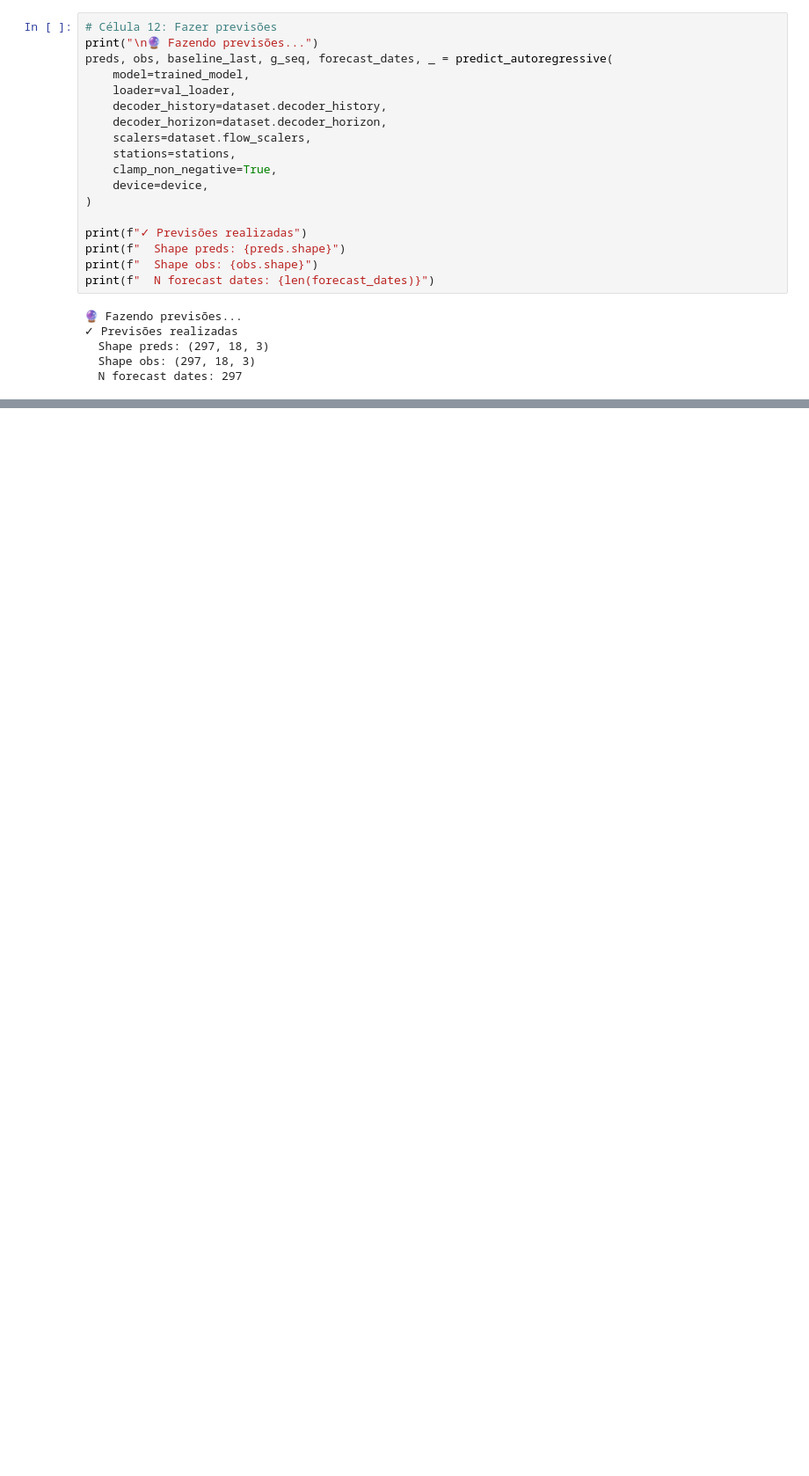
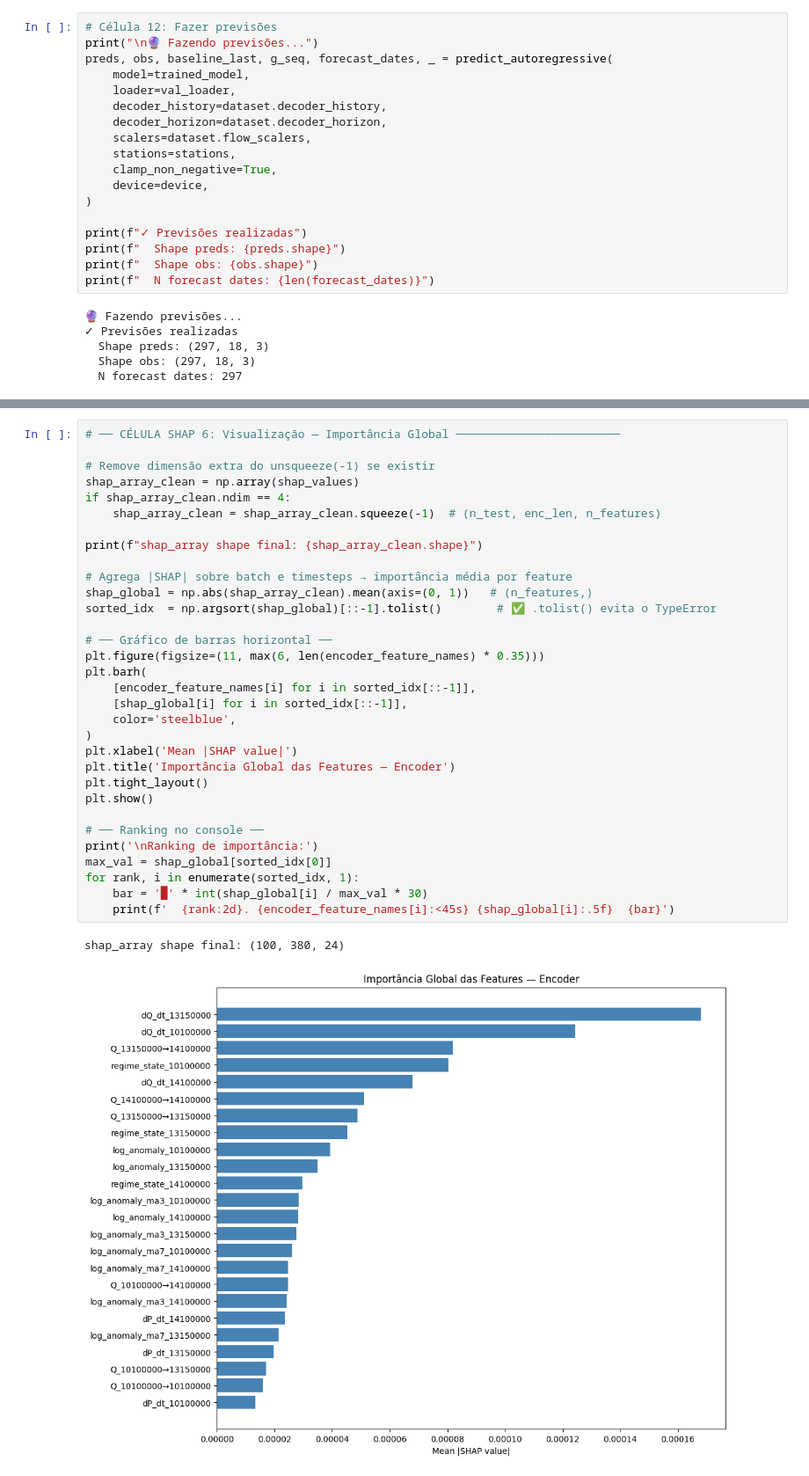
Before and after one commit to emilyamn/LSTM_Model_Amazon_Basins, a Jupyter notebook: notebooks/03_model_training.ipynb, the cells around one changed output, grey strips where cells are left out. Shown at 88% size. Saved outputs shown, nothing was run; the diff lists cells and outputs as text; blank space fills up the shorter version.

```diff
--- a/notebooks/03_model_training.ipynb
+++ b/notebooks/03_model_training.ipynb
@@ -549,0 +645,35 @@ Error:
+# %%
+# ── CÉLULA SHAP 6: Visualização — Importância Global ────────────────────────
+
+# Remove dimensão extra do unsqueeze(-1) se existir
+shap_array_clean = np.array(shap_values)
+if shap_array_clean.ndim == 4:
+    shap_array_clean = shap_array_clean.squeeze(-1)  # (n_test, enc_len, n_features)
+
+print(f"shap_array shape final: {shap_array_clean.shape}")
+
+# Agrega |SHAP| sobre batch e timesteps → importância média por feature
+shap_global = np.abs(shap_array_clean).mean(axis=(0, 1))   # (n_features,)
+sorted_idx  = np.argsort(shap_global)[::-1].tolist()        # ✅ .tolist() evita o TypeError
+
+# ── Gráfico de barras horizontal ──
+plt.figure(figsize=(11, max(6, len(encoder_feature_names) * 0.35)))
+plt.barh(
+    [encoder_feature_names[i] for i in sorted_idx[::-1]],
+    [shap_global[i] for i in sorted_idx[::-1]],
+    color='steelblue',
+)
+plt.xlabel('Mean |SHAP value|')
+plt.title('Importância Global das Features — Encoder')
+plt.tight_layout()
+plt.show()
+
+# ── Ranking no console ──
+print('\nRanking de importância:')
+max_val = shap_global[sorted_idx[0]]
+for rank, i in enumerate(sorted_idx, 1):
+    bar = '█' * int(shap_global[i] / max_val * 30)
+    print(f'  {rank:2d}. {encoder_feature_names[i]:<45s} {shap_global[i]:.5f}  {bar}')
+# %% [output]
+shap_array shape final: (100, 380, 24)
+[figure, added]
```
Also changed, not shown: parts of 19 cells of this notebook, 2 other files.
